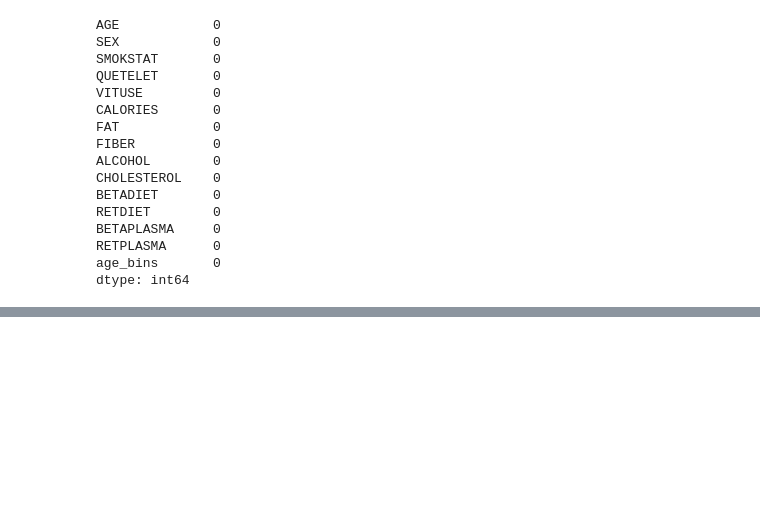
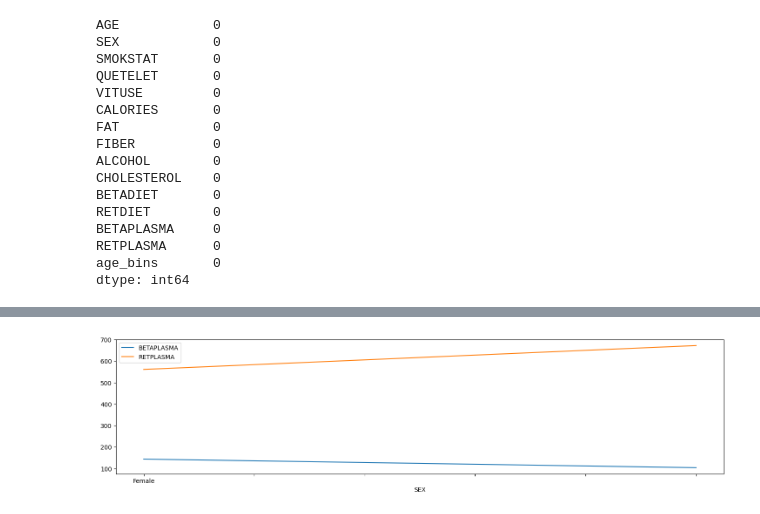
Before and after one commit to RomanD83/pbc, a Jupyter notebook: Determinants.ipynb, the cells around one changed output, grey strips where cells are left out. Saved outputs shown, nothing was run; the diff lists cells and outputs as text; code cells hidden in the pictures; blank space fills up the shorter version.

```diff
--- a/Determinants.ipynb
+++ b/Determinants.ipynb
@@ -781,0 +247,4 @@ train.head()
+# %%
+df.groupby('SEX')[['BETAPLASMA', 'RETPLASMA']].median().plot(figsize=(18,4));
+# %% [output]
+[figure, added]
```
Also changed, not shown: parts of 112 cells of this notebook.
